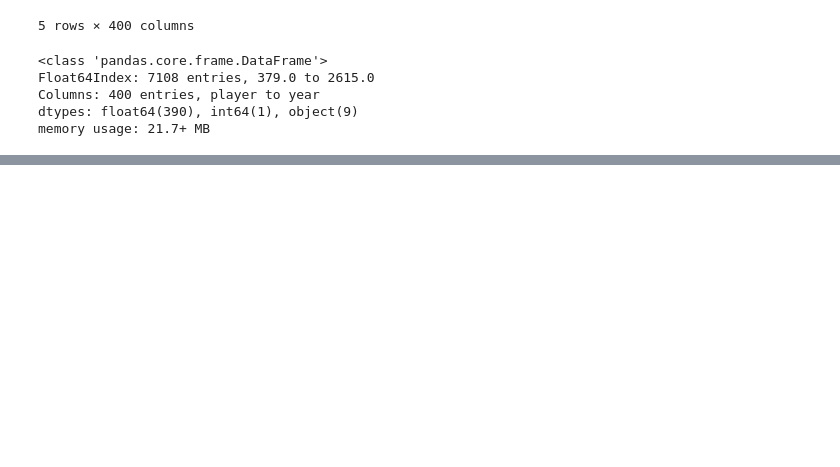
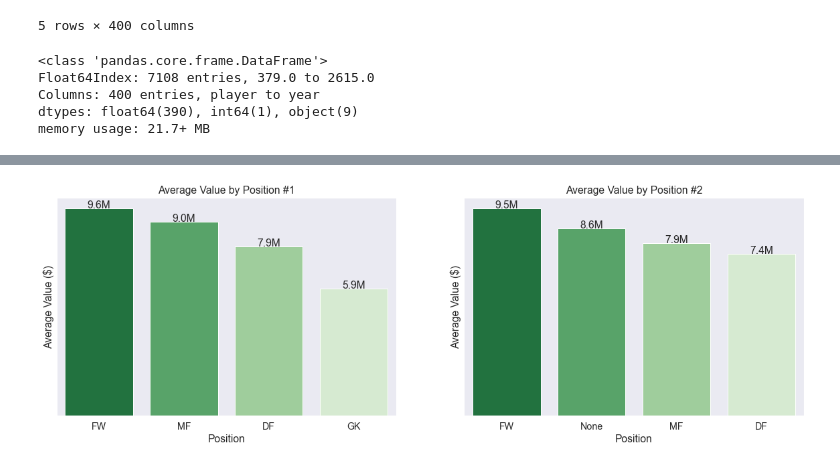
Before and after one commit to ubiratanfilho/Soccer_Transfer_Market, a Jupyter notebook: main.ipynb, the cells around one changed output, grey strips where cells are left out. Saved outputs shown, nothing was run; the diff lists cells and outputs as text; code cells hidden in the pictures; blank space fills up the shorter version.

```diff
--- a/main.ipynb
+++ b/main.ipynb
@@ -112,0 +187,4 @@ plt.tight_layout()
+# %%
+important_nations = nation_count.country[:10].tolist()
+
+train_set["nationality"] = train_set.nationality.map(lambda x: x if x in important_nations else "Other")
@@ -112,0 +196,19 @@ plt.tight_layout()
+# %%
+train_set.position.replace('0', None, inplace=True)
+train_set = train_set.dropna(axis=0, subset=['position'])
+# %%
+def format_position_1(x):
+    if len(x) > 2:
+        return x[:2]
+    else:
+        return x
+
+def format_position_2(y):
+    if len(y) > 2:
+        return y[3:]
+    else:
+        return 'None'
+
+train_set['position_1'] = train_set.position.map(format_position_1)
+train_set['position_2'] = train_set.position.map(format_position_2)
+train_set = train_set.drop(columns=['position'], axis=1)
@@ -112,0 +257,20 @@ plt.tight_layout()
+# %%
+fig, axs = plt.subplots(1,2)
+
+for idx, pos in enumerate(["position_1", "position_2"]):
+    by_position = train_set[["value", pos]].groupby(pos).mean().sort_values(by='value', ascending=False)
+
+    g = sns.barplot(x=by_position.index, y=by_position.value,
+                palette="Greens_r", ax=axs[idx])
+
+    g.set_title("Average Value by Position #" + str(idx+1))
+    g.set_ylabel('Average Value ($)')
+    g.set_xlabel('Position')
+
+    g.set(yticks=[])
+
+    show_values_on_bars_formatted(g, h_v="v")
+
+plt.show()
+# %% [output]
+[figure, added]
```
Also changed, not shown: parts of 53 cells of this notebook, 5 other files.
